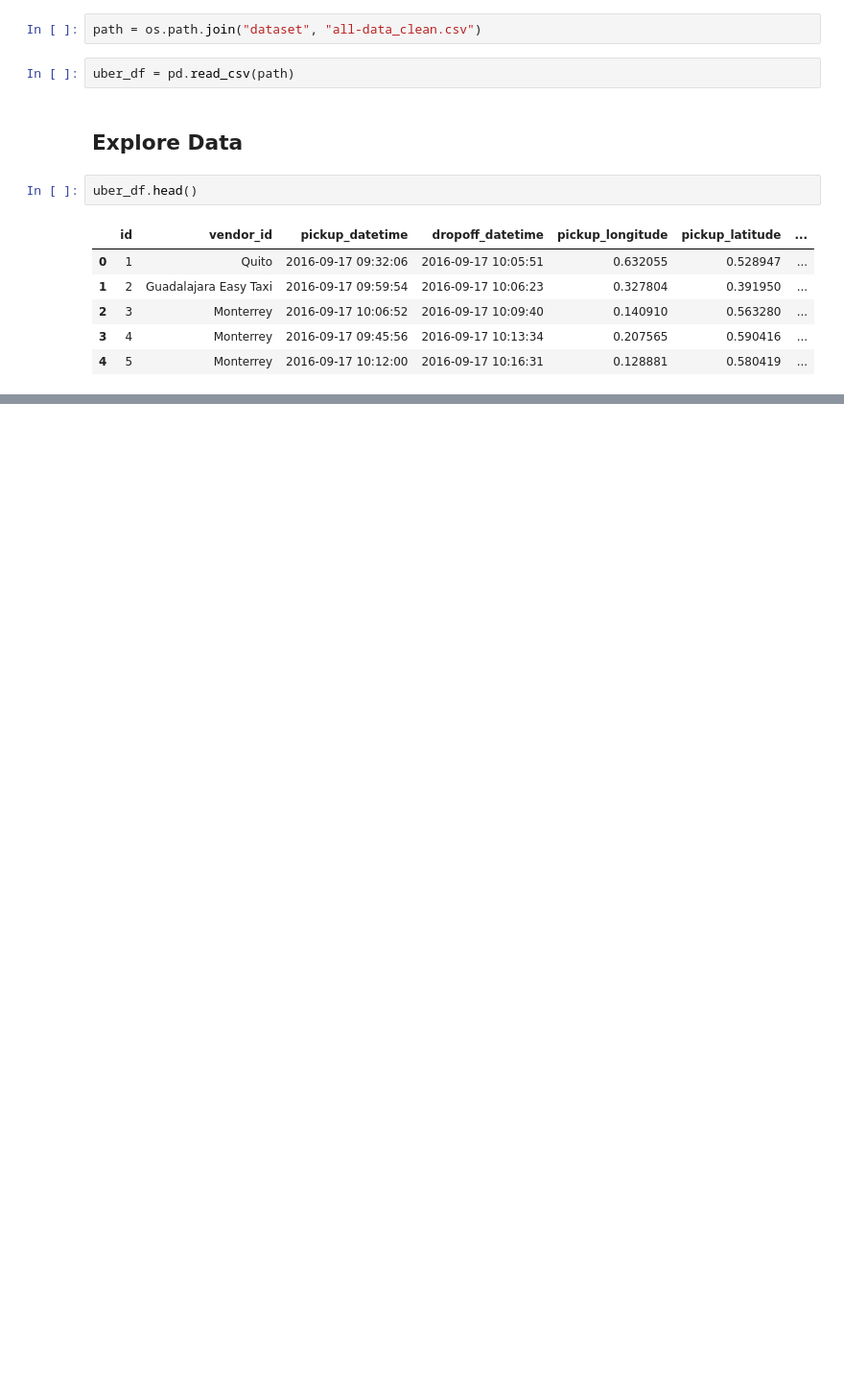
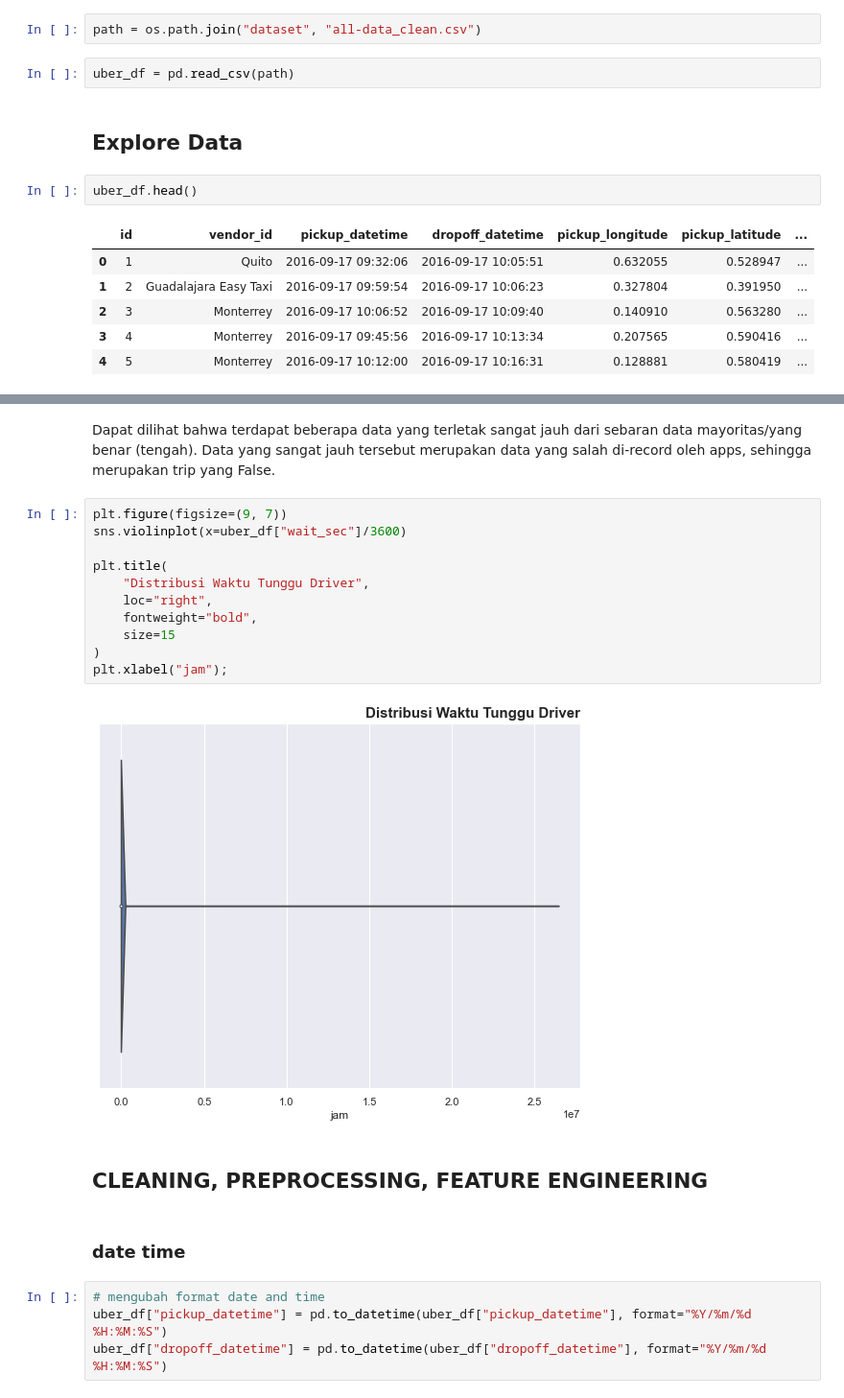
Before and after one commit to enricoroselino/uber-trip-classification, a Jupyter notebook: EDA.ipynb, the cells around one changed output, grey strips where cells are left out. Shown: that part at 96% size. Drawn from its saved outputs; the diff is of its cells as text; blank space fills up the shorter version.

```diff
--- a/EDA.ipynb
+++ b/EDA.ipynb
@@ -24,0 +113,23 @@ uber_df.head()
+# %% [markdown]
+Dapat dilihat bahwa terdapat beberapa data yang terletak sangat jauh dari sebaran data mayoritas/yang benar (tengah). Data yang sangat jauh tersebut merupakan data yang salah di-record oleh apps, sehingga merupakan trip yang False.
+# %%
+plt.figure(figsize=(9, 7))
+sns.violinplot(x=uber_df["wait_sec"]/3600)
+
+plt.title(
+    "Distribusi Waktu Tunggu Driver",
+    loc="right",
+    fontweight="bold",
+    size=15
+)
+plt.xlabel("jam");
+# %% [output]
+[figure, added]
+# %% [markdown]
+## CLEANING, PREPROCESSING, FEATURE ENGINEERING
+# %% [markdown]
+### date time
+# %%
+# mengubah format date and time
+uber_df["pickup_datetime"] = pd.to_datetime(uber_df["pickup_datetime"], format="%Y/%m/%d %H:%M:%S")
+uber_df["dropoff_datetime"] = pd.to_datetime(uber_df["dropoff_datetime"], format="%Y/%m/%d %H:%M:%S")
```
Also changed, not shown: parts of 12 cells of this notebook.
